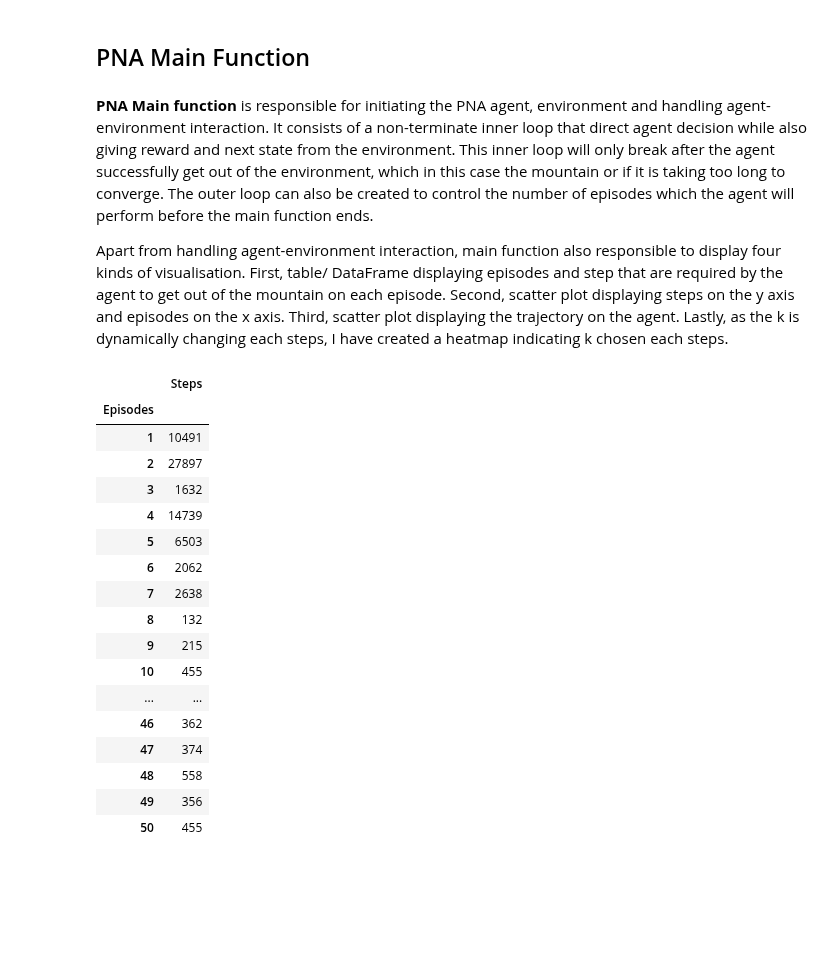
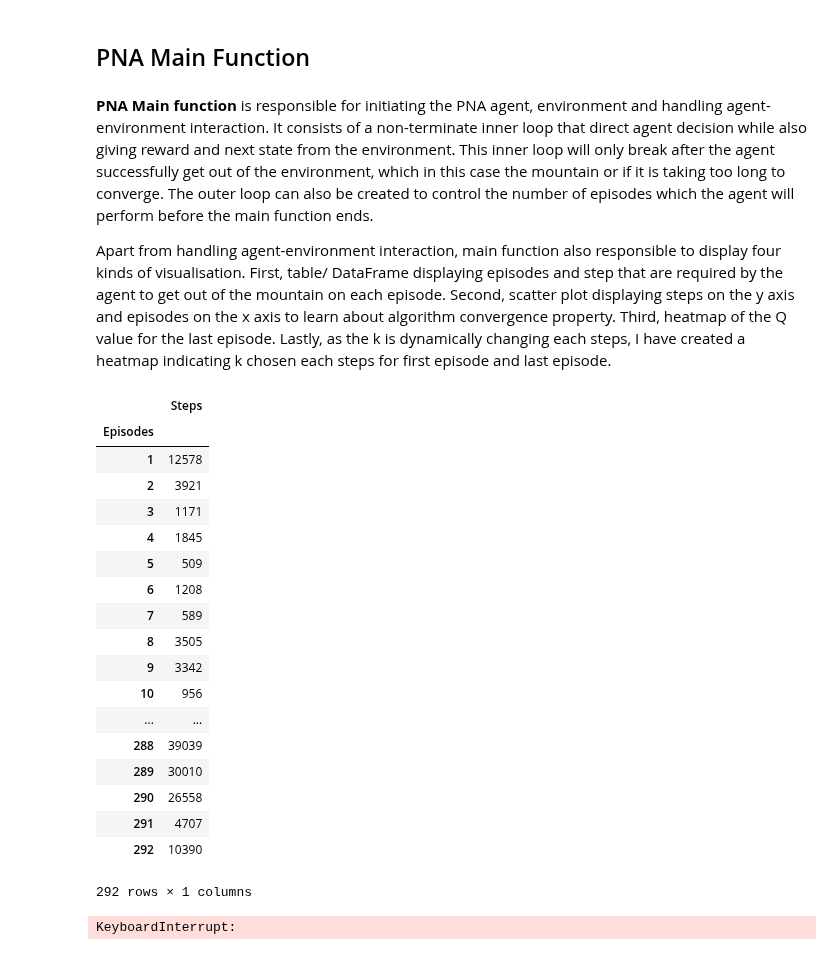
Before and after one commit to maleakhiw/Pessimistic-Neighbourhood-Aggregation-for-States-in-Reinforcement-Learning, a Jupyter notebook: PNA.ipynb, the cells around one changed output. Drawn from its saved outputs; the diff is of its cells as text; code cells hidden in the pictures; blank space fills up the shorter version.

Commit message:
Knn Td stable, starting to fix PNA

```diff
--- a/PNA.ipynb
+++ b/PNA.ipynb
@@ -349,7 +346,6 @@ for i in range(training_iteration):
 
         # Change agent current state and getting reward
         agent.state = next_state
-        trajectories.append(next_state[1])
         immediate_reward = mountain_car_environment.calculateReward()
 
         # Used for graphing
@@ -455,8 +478,7 @@ class PNAAgent:
 
     ACTIONS = [-1, 0, 1]
     GAMMA = 0.995
-    EPSILON = 0.05
-    C = 0.1 # UCB constant
+    C = 2 # UCB constant
 
     INDEX_DISTANCE = 0
     INDEX_ORIGINAL = 1
@@ -466,11 +488,11 @@ class PNAAgent:
     REWARD_TERMINAL = 0
 
     # Constructor
-    # Input: size of the storage for previous Q values, parameters for how many neighbours which the agent will choose
+    # Input: size of the storage for previous Q values
     def __init__(self, size):
         self.state = [PNAAgent.INITIAL_VELOCITY, PNAAgent.INITIAL_POSITION]
         self.q_storage = []
-        self.alpha = 1 # choose fixed alpha, but we can varied alpha later
+        self.alpha = 1 # choose fixed alpha, but we will vary alpha later
 
         # Storage of the k nearest neighbour (data) and weight (inverse of distance) for a particular step
         self.knn = []
@@ -548,7 +570,7 @@ class PNAAgent:
             previous_sum_variance = current_sum_variance
             previous_mean = mean
 
-            function = self.neighbourhoodVariance(1, data_list, current_sum_variance / k, k)
+            function = self.neighbourhoodVariance(1, [], (current_sum_variance / k), k)
             # Update the k value and minimum var value if find parameter which better minimise than the previous value
             if (function <= minimum_function):
                 minimum_k = k
@@ -564,7 +586,7 @@ class PNAAgent:
         if (var == None):
             return(math.sqrt(c * np.var(data_list) / len(data_list)))
         else:
-            return (math.sqrt(c * var / k))
+            return(math.sqrt(c * var / k))
 
     # Get starting index for the weight list
     # Input: action, k_history
@@ -624,7 +646,7 @@ class PNAAgent:
             expected_value = 0
             # We also need to calculate the total weight to make it into valid probability that we can compute it's expectation
             total_weight = self.calculateTotalWeight(weight_list[self.getStartingIndex(action, k_history):self.getStartingIndex(action, k_history)+k])
-            for i in range(self.getStartingIndex(action, k_history), self.getStartingIndex(action, k_history)+k):
+            for i in range(self.getStartingIndex(action, k_history), self.getStartingIndex(action, k_history) + k):
                 try:
                     weight = weight_list[i][PNAAgent.INDEX_WEIGHT]
                     probability = weight / total_weight
@@ -732,7 +754,7 @@ class PNAAgent:
 # %% [markdown]
 **PNA Main function** is responsible for initiating the PNA agent, environment and handling agent-environment interaction. It consists of a non-terminate inner loop that direct agent decision while also giving reward and next state from the environment. This inner loop will only break after the agent successfully get out of the environment, which in this case the mountain or if it is taking too long to converge. The outer loop can also be created to control the number of episodes which the agent will perform before the main function ends.
 
-Apart from handling agent-environment interaction, main function also responsible to display four kinds of visualisation. First, table/ DataFrame displaying episodes and step that are required by the agent to get out of the mountain on each episode. Second, scatter plot displaying steps on the y axis and episodes on the x axis. Third, scatter plot displaying the trajectory on the agent. Lastly, as the k is dynamically changing each steps, I have created a heatmap indicating k chosen each steps.
+Apart from handling agent-environment interaction, main function also responsible to display four kinds of visualisation. First, table/ DataFrame displaying episodes and step that are required by the agent to get out of the mountain on each episode. Second, scatter plot displaying steps on the y axis and episodes on the x axis to learn about algorithm convergence property. Third, heatmap of the Q value for the last episode. Lastly, as the k is dynamically changing each steps, I have created a heatmap indicating k chosen each steps for first episode and last episode.
 # %%
 # Generate decaying alphas
 # Input: minimum alpha, number of episodes
@@ -740,22 +762,26 @@ Apart from handling agent-environment interaction, main function also responsibl
 def generateAlphas(minimum_alpha, n_episodes):
     return(np.linspace(1.0, MIN_ALPHA, N_EPISODES))
 
-N_EPISODES = 50
+N_EPISODES = 1000
 MIN_ALPHA = 0.02
 alphas = generateAlphas(MIN_ALPHA, N_EPISODES)
 # %%
 # Initialise the environment and the agent
 size = 1000 # size of the q_storage
-k = 50 # knn parameter
 agent = PNAAgent(size)
 mountain_car_environment = MountainCarEnvironment(agent)
 
 # Used for graphing purposes
 count_step = [] # counter for how many step in each episodes
 trajectories = []
-k_left = []
-k_neutral = []
-k_right = []
+
+k_first_left = []
+k_first_neutral = []
+k_first_right = []
+
+k_last_left = []
+k_last_neutral = []
+k_last_right = []
 # %%
 # Iterate the process, train the agent (training_iteration episodes)
 training_iteration = N_EPISODES
@@ -766,52 +792,61 @@ for i in range(training_iteration):
     while (True):
         action = agent.selectAction()
         next_state = mountain_car_environment.nextState(action)
 
         # Change agent current state and getting reward
         agent.state = next_state
         trajectories.append(next_state[1])
         immediate_reward = mountain_car_environment.calculateReward()
 
         # Used for graphing
         step += 1
-        k_left.append(agent.k_history[0])
-        k_neutral.append(agent.k_history[1])
-        k_right.append(agent.k_history[2])
+
+        # Only append first and last episode (for the k)
+        if (i == 1):
+            k_first_left.append(agent.k_history[0])
+            k_first_neutral.append(agent.k_history[1])
+            k_first_right.append(agent.k_history[2])
+        if (i == (training_iteration - 1)):
+            k_last_left.append(agent.k_history[0])
+            k_last_neutral.append(agent.k_history[1])
+            k_last_right.append(agent.k_history[2])
 
         # Test for successful learning
         if (immediate_reward == MountainCarEnvironment.REWARD_TERMINAL):
             agent.TDUpdate(immediate_reward, alpha)
             count_step.append(step)
 
             clear_output(wait=True) # clear previous output
             # Create table
             d = {"Steps": count_step}
             episode_table = pd.DataFrame(data=d, index=np.arange(1, len(count_step)+1))
             episode_table.index.names = ['Episodes']
             display(episode_table)
             break
 
         # Update using Q Learning and kNN
         agent.TDUpdate(immediate_reward, alpha)
 # %% [output]
 |  | Steps |
 | Episodes |  |
-| 1 | 10491 |
-| 2 | 27897 |
-| 3 | 1632 |
-| 4 | 14739 |
-| 5 | 6503 |
-| 6 | 2062 |
-| 7 | 2638 |
-| 8 | 132 |
-| 9 | 215 |
-| 10 | 455 |
+| 1 | 12578 |
+| 2 | 3921 |
+| 3 | 1171 |
+| 4 | 1845 |
+| 5 | 509 |
+| 6 | 1208 |
+| 7 | 589 |
+| 8 | 3505 |
+| 9 | 3342 |
+| 10 | 956 |
 | ... | ... |
-| 46 | 362 |
-| 47 | 374 |
-| 48 | 558 |
-| 49 | 356 |
-| 50 | 455 |
+| 288 | 39039 |
+| 289 | 30010 |
+| 290 | 26558 |
+| 291 | 4707 |
+| 292 | 10390 |
+292 rows × 1 columns
+KeyboardInterrupt:
 # %%
 # Create graph for step vs episodes
 y = count_step
```
Also changed, not shown: parts of 10 cells of this notebook, 1 other file.
